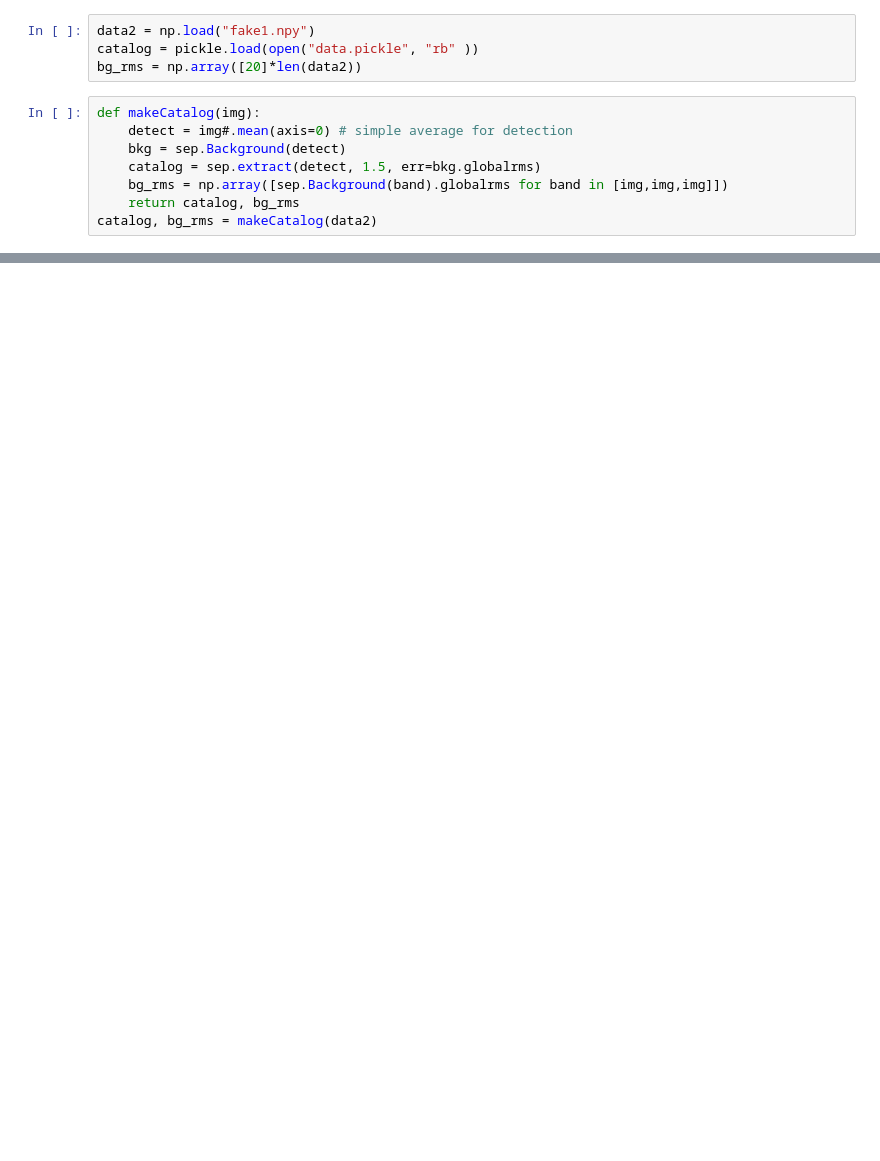
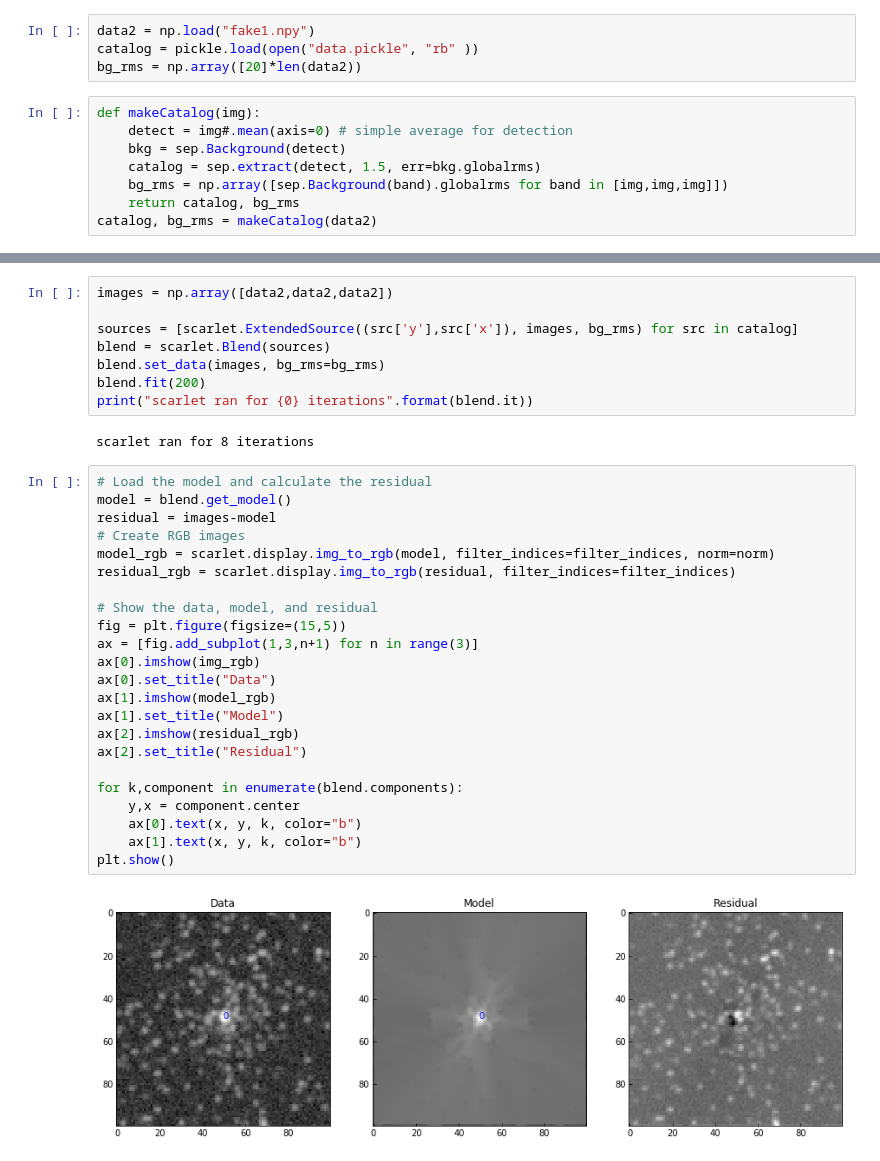
Before and after one commit to dhilligo/scarlet-deblend, a Jupyter notebook: Implementing Scarlet on Fake Images.ipynb, the cells around one changed output, grey strips where cells are left out. Drawn from its saved outputs; the diff is of its cells as text; blank space fills up the shorter version.

```diff
--- a/Implementing Scarlet on Fake Images.ipynb
+++ b/Implementing Scarlet on Fake Images.ipynb
@@ -56,0 +61,35 @@ IndexError: index 3 is out of bounds for axis 0 with size 3
+# %%
+images = np.array([data2,data2,data2])
+
+sources = [scarlet.ExtendedSource((src['y'],src['x']), images, bg_rms) for src in catalog]
+blend = scarlet.Blend(sources)
+blend.set_data(images, bg_rms=bg_rms)
+blend.fit(200)
+print("scarlet ran for {0} iterations".format(blend.it))
+# %% [output]
+scarlet ran for 8 iterations
+# %%
+# Load the model and calculate the residual
+model = blend.get_model()
+residual = images-model
+# Create RGB images
+model_rgb = scarlet.display.img_to_rgb(model, filter_indices=filter_indices, norm=norm)
+residual_rgb = scarlet.display.img_to_rgb(residual, filter_indices=filter_indices)
+
+# Show the data, model, and residual
+fig = plt.figure(figsize=(15,5))
+ax = [fig.add_subplot(1,3,n+1) for n in range(3)]
+ax[0].imshow(img_rgb)
+ax[0].set_title("Data")
+ax[1].imshow(model_rgb)
+ax[1].set_title("Model")
+ax[2].imshow(residual_rgb)
+ax[2].set_title("Residual")
+
+for k,component in enumerate(blend.components):
+    y,x = component.center
+    ax[0].text(x, y, k, color="b")
+    ax[1].text(x, y, k, color="b")
+plt.show()
+# %% [output]
+[figure, added]
```
Also changed, not shown: parts of 4 cells of this notebook, 1 other file.
